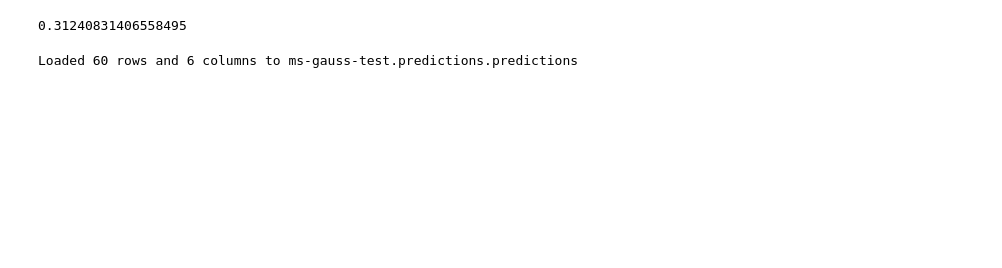
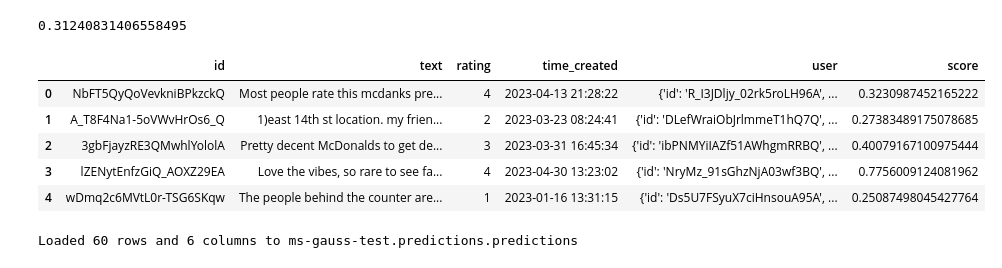
Before and after one commit to Andrespp123/TFM_IMF, a Jupyter notebook: tfm_module/predict.ipynb, the cells around one changed output. Saved outputs shown, nothing was run; the diff lists cells and outputs as text; code cells hidden in the pictures; blank space fills up the shorter version.

```diff
--- a/tfm_module/predict.ipynb
+++ b/tfm_module/predict.ipynb
@@ -197,6 +217,15 @@ reviews_df['score'] = reviews_df['score'].astype(str)
 reviews_df = reviews_df.drop('pro_text', axis=1)
 # %%
 reviews_df = reviews_df
+# %%
+reviews_df.head()
+# %% [output]
+|  | id | text | rating | time_created | user | score |
+| 0 | NbFT5QyQoVevkniBPkzckQ | Most people rate this mcdanks pre... | 4 | 2023-04-13 21:28:22 | {'id': 'R_I3JDljy_02rk5roLH96A', ... | 0.3230987452165222 |
+| 1 | A_T8F4Na1-5oVWvHrOs6_Q | 1)east 14th st location. my frien... | 2 | 2023-03-23 08:24:41 | {'id': 'DLefWraiObJrlmmeT1hQ7Q', ... | 0.27383489175078685 |
+| 2 | 3gbFjayzRE3QMwhlYololA | Pretty decent McDonalds to get de... | 3 | 2023-03-31 16:45:34 | {'id': 'ibPNMYiIAZf51AWhgmRRBQ', ... | 0.40079167100975444 |
+| 3 | lZENytEnfzGiQ_AOXZ29EA | Love the vibes, so rare to see fa... | 4 | 2023-04-30 13:23:02 | {'id': 'NryMz_91sGhzNjA03wf3BQ', ... | 0.7756009124081962 |
+| 4 | wDmq2c6MVtL0r-TSG6SKqw | The people behind the counter are... | 1 | 2023-01-16 13:31:15 | {'id': 'Ds5U7FSyuX7ciHnsouA95A', ... | 0.25087498045427764 |
 # %%
 from google.cloud import bigquery
 client = bigquery.Client()
```
Also changed, not shown: parts of 2 cells of this notebook.
